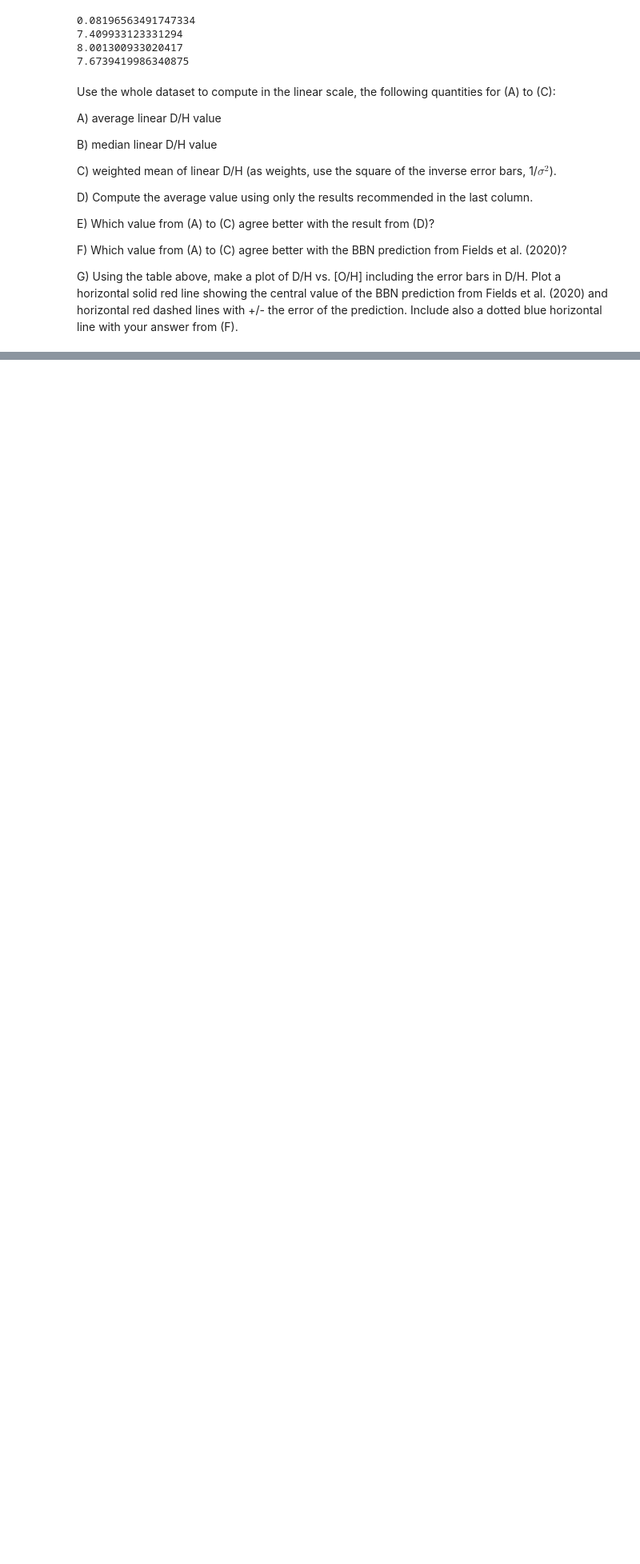
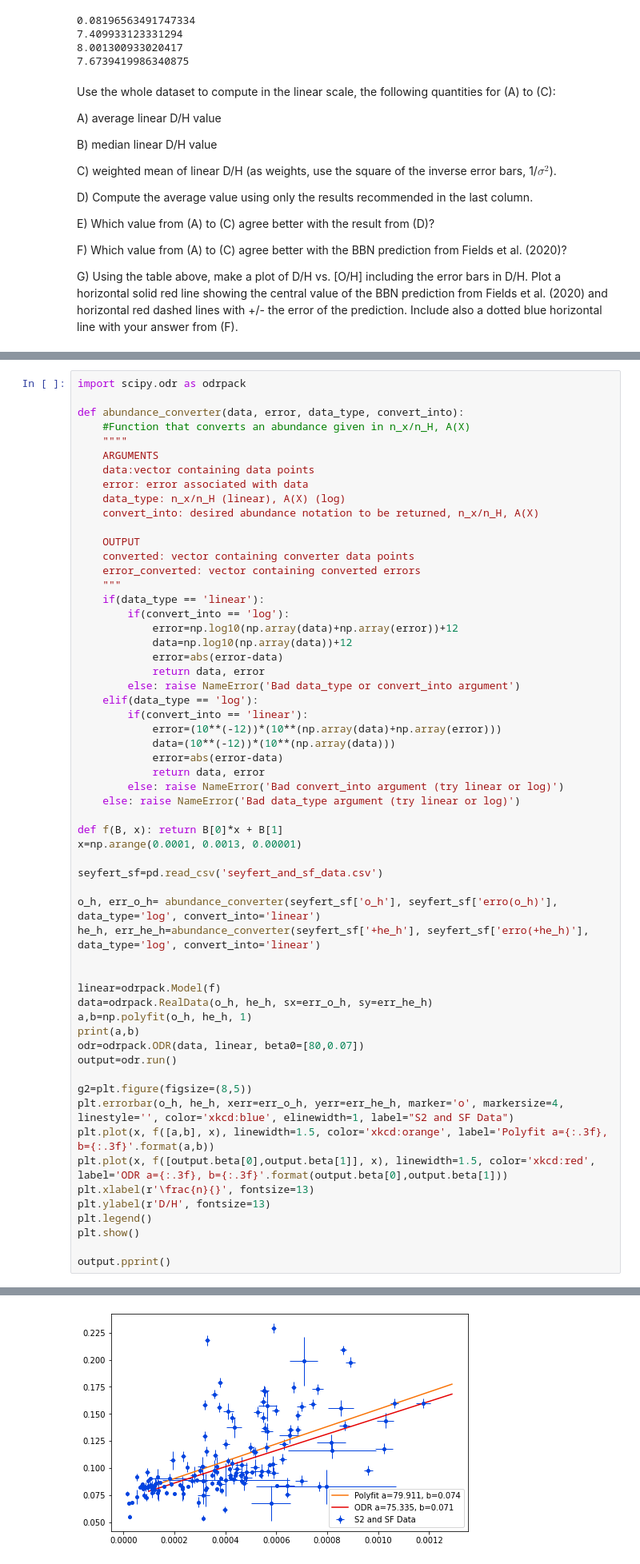
Before and after one commit to migueldeloreto/evolucao-quimica, a Jupyter notebook: atividade2/tarefa_2_evolucao.ipynb, the cells around one changed output, grey strips where cells are left out. Shown at 80% size. Saved outputs shown, nothing was run; the diff lists cells and outputs as text; blank space fills up the shorter version.

```diff
--- a/atividade2/tarefa_2_evolucao.ipynb
+++ b/atividade2/tarefa_2_evolucao.ipynb
@@ -106,0 +124,59 @@ F) A diferença entre A) e Fields et. al (2020) é 1.657e-06
+# %%
+import scipy.odr as odrpack
+
+def abundance_converter(data, error, data_type, convert_into):
+    #Function that converts an abundance given in n_x/n_H, A(X)
+    """"
+    ARGUMENTS
+    data:vector containing data points
+    error: error associated with data
+    data_type: n_x/n_H (linear), A(X) (log)
+    convert_into: desired abundance notation to be returned, n_x/n_H, A(X)
+
+    OUTPUT
+    converted: vector containing converter data points
+    error_converted: vector containing converted errors
+    """
+    if(data_type == 'linear'):
+        if(convert_into == 'log'):
+            error=np.log10(np.array(data)+np.array(error))+12
+            data=np.log10(np.array(data))+12
+            error=abs(error-data)
+            return data, error
+        else: raise NameError('Bad data_type or convert_into argument')
+    elif(data_type == 'log'):
+        if(convert_into == 'linear'):
+            error=(10**(-12))*(10**(np.array(data)+np.array(error)))
+            data=(10**(-12))*(10**(np.array(data)))
+            error=abs(error-data)
+            return data, error
+        else: raise NameError('Bad convert_into argument (try linear or log)')
+    else: raise NameError('Bad data_type argument (try linear or log)')
+
+def f(B, x): return B[0]*x + B[1]
+x=np.arange(0.0001, 0.0013, 0.00001)
+
+seyfert_sf=pd.read_csv('seyfert_and_sf_data.csv')
+
+o_h, err_o_h= abundance_converter(seyfert_sf['o_h'], seyfert_sf['erro(o_h)'], data_type='log', convert_into='linear')
+he_h, err_he_h=abundance_converter(seyfert_sf['+he_h'], seyfert_sf['erro(+he_h)'], data_type='log', convert_into='linear')
+
+
+linear=odrpack.Model(f)
+data=odrpack.RealData(o_h, he_h, sx=err_o_h, sy=err_he_h)
+a,b=np.polyfit(o_h, he_h, 1)
+print(a,b)
+odr=odrpack.ODR(data, linear, beta0=[80,0.07])
+output=odr.run()
+
+g2=plt.figure(figsize=(8,5))
+plt.errorbar(o_h, he_h, xerr=err_o_h, yerr=err_he_h, marker='o', markersize=4, linestyle='', color='xkcd:blue', elinewidth=1, label="S2 and SF Data")
+plt.plot(x, f([a,b], x), linewidth=1.5, color='xkcd:orange', label='Polyfit a={:.3f}, b={:.3f}'.format(a,b))
+plt.plot(x, f([output.beta[0],output.beta[1]], x), linewidth=1.5, color='xkcd:red', label='ODR a={:.3f}, b={:.3f}'.format(output.beta[0],output.beta[1]))
+plt.xlabel(r'\frac{n}{}', fontsize=13)
+plt.ylabel(r'D/H', fontsize=13)
+plt.legend()
+plt.show()
+
+output.pprint()
+# %% [output]
@@ -106,0 +184 @@ F) A diferença entre A) e Fields et. al (2020) é 1.657e-06
+[figure, added]
```
Also changed, not shown: parts of 3 cells of this notebook, 2 other files.
